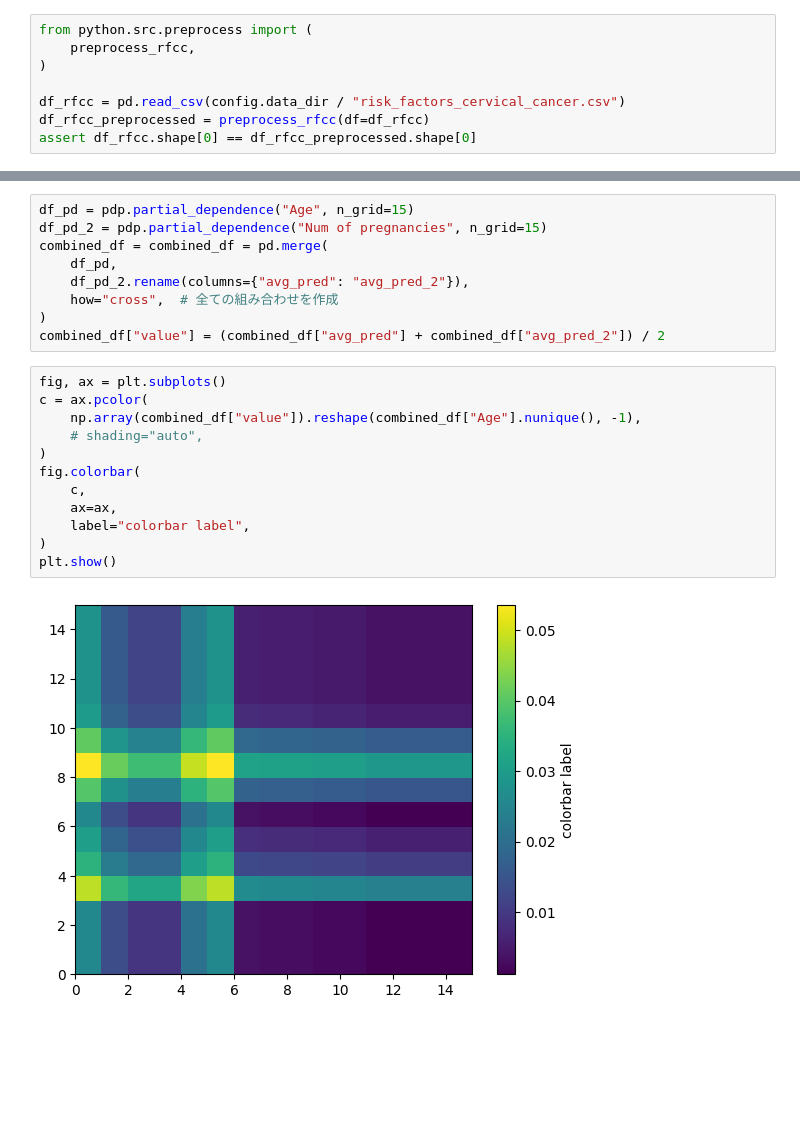
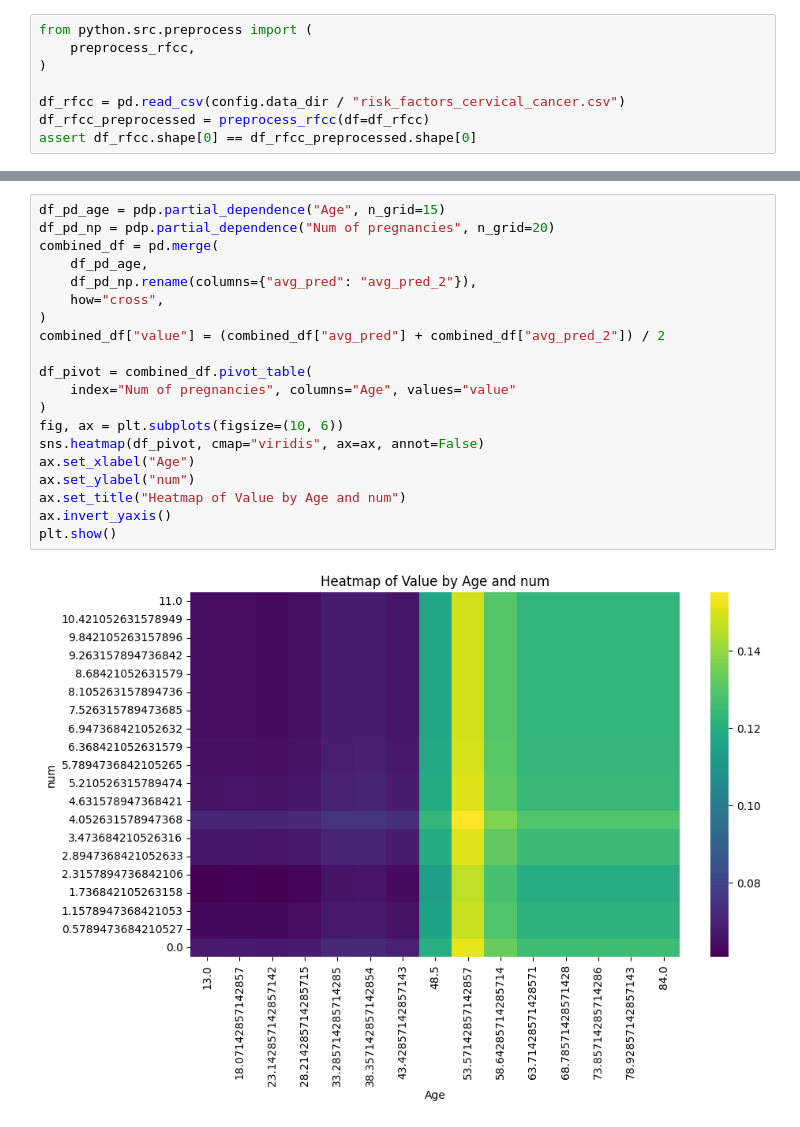
Before and after one commit to shimkoji/Interpretable-machine-learning-by-python, a Jupyter notebook: python/notebook/8.1 PDP.ipynb, the cells around one changed output, grey strips where cells are left out. Saved outputs shown, nothing was run; the diff lists cells and outputs as text; blank space fills up the shorter version.

```diff
--- a/python/notebook/8.1 PDP.ipynb
+++ b/python/notebook/8.1 PDP.ipynb
@@ -161,23 +141,22 @@ plt.show()
 # %%
-df_pd = pdp.partial_dependence("Age", n_grid=15)
-df_pd_2 = pdp.partial_dependence("Num of pregnancies", n_grid=15)
-combined_df = combined_df = pd.merge(
-    df_pd,
-    df_pd_2.rename(columns={"avg_pred": "avg_pred_2"}),
-    how="cross",  # 全ての組み合わせを作成
+df_pd_age = pdp.partial_dependence("Age", n_grid=15)
+df_pd_np = pdp.partial_dependence("Num of pregnancies", n_grid=20)
+combined_df = pd.merge(
+    df_pd_age,
+    df_pd_np.rename(columns={"avg_pred": "avg_pred_2"}),
+    how="cross",
 )
 combined_df["value"] = (combined_df["avg_pred"] + combined_df["avg_pred_2"]) / 2
+
+df_pivot = combined_df.pivot_table(
+    index="Num of pregnancies", columns="Age", values="value"
+)
+fig, ax = plt.subplots(figsize=(10, 6))
+sns.heatmap(df_pivot, cmap="viridis", ax=ax, annot=False)
+ax.set_xlabel("Age")
+ax.set_ylabel("num")
+ax.set_title("Heatmap of Value by Age and num")
+ax.invert_yaxis()
+plt.show()
+# %% [output]
+[figure, added]
-# %%
-fig, ax = plt.subplots()
-c = ax.pcolor(
-    np.array(combined_df["value"]).reshape(combined_df["Age"].nunique(), -1),
-    # shading="auto",
-)
-fig.colorbar(
-    c,
-    ax=ax,
-    label="colorbar label",
-)
-plt.show()
-# %% [output]
-[figure, removed]
```
Also changed, not shown: parts of 9 cells of this notebook.
